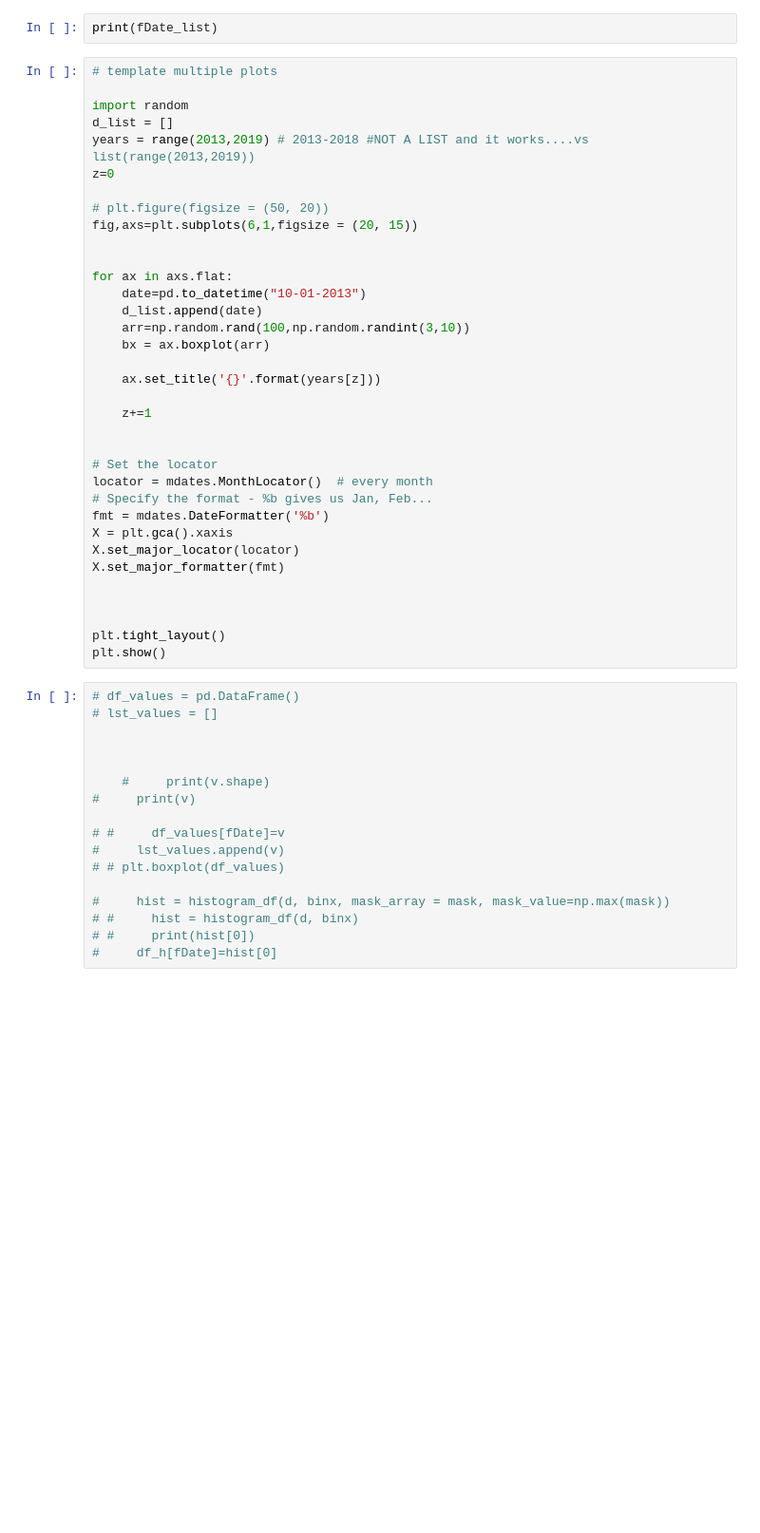
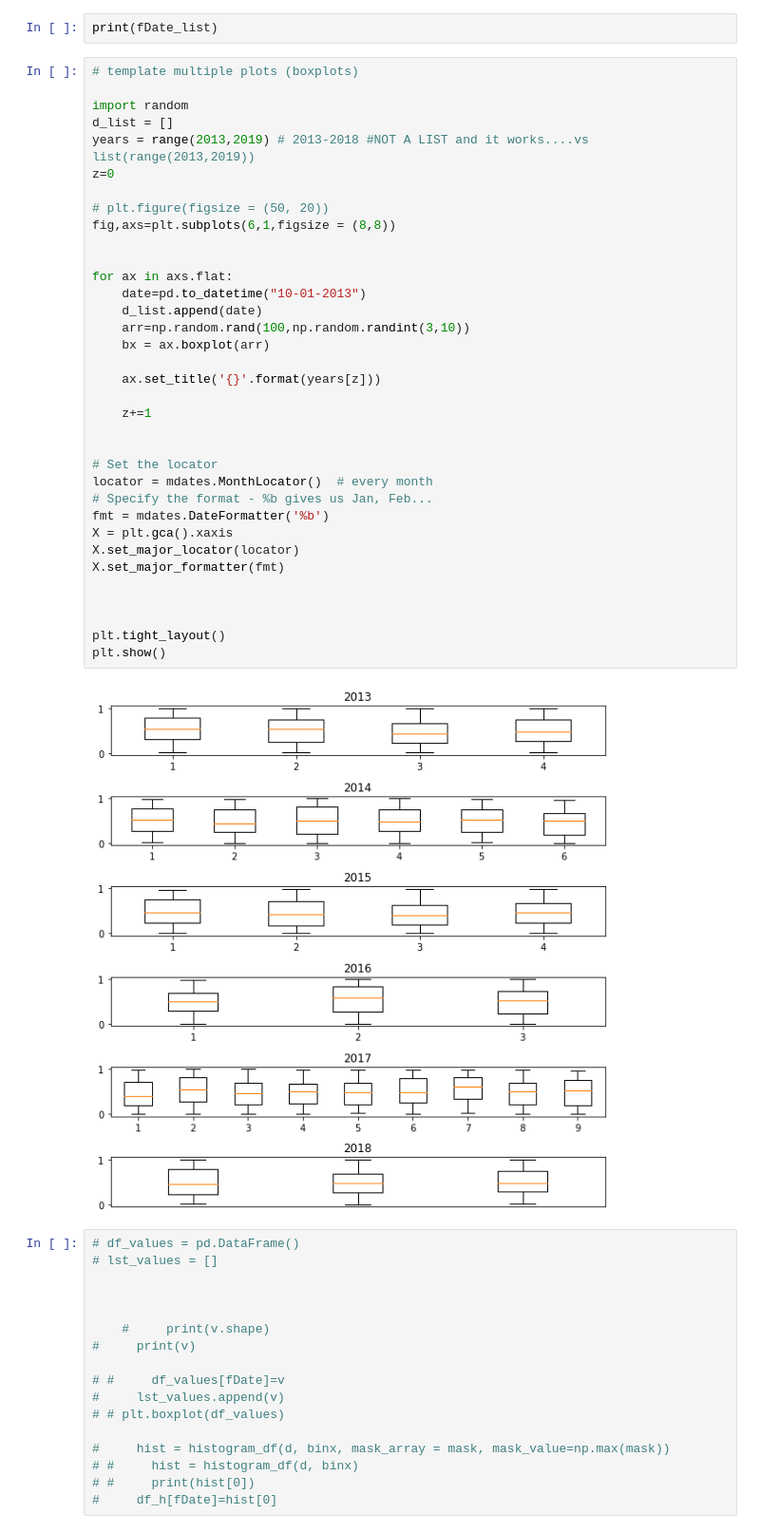
Before and after one commit to meganmason/jlabs, a Jupyter notebook: 3m_analysis/3m_analysis.ipynb, the cells around one changed output. Shown at 95% size. Saved outputs shown, nothing was run; the diff lists cells and outputs as text; blank space fills up the shorter version.

```diff
--- a/3m_analysis/3m_analysis.ipynb
+++ b/3m_analysis/3m_analysis.ipynb
@@ -357,40 +339,42 @@ for ax in axs.flat:
 # %%
 print(fDate_list)
 # %%
-# template multiple plots
+# template multiple plots (boxplots)
 
 import random
 d_list = []
 years = range(2013,2019) # 2013-2018 #NOT A LIST and it works....vs list(range(2013,2019))
 z=0
 
 # plt.figure(figsize = (50, 20))
-fig,axs=plt.subplots(6,1,figsize = (20, 15))
+fig,axs=plt.subplots(6,1,figsize = (8,8))
 
 
 for ax in axs.flat:
     date=pd.to_datetime("10-01-2013")
     d_list.append(date)
     arr=np.random.rand(100,np.random.randint(3,10))
     bx = ax.boxplot(arr)
 
     ax.set_title('{}'.format(years[z]))
 
     z+=1
 
 
 # Set the locator
 locator = mdates.MonthLocator()  # every month
 # Specify the format - %b gives us Jan, Feb...
 fmt = mdates.DateFormatter('%b')
 X = plt.gca().xaxis
 X.set_major_locator(locator)
 X.set_major_formatter(fmt)
 
 
 
 plt.tight_layout()
 plt.show()
+# %% [output]
+[figure, added]
 # %%
 # df_values = pd.DataFrame()
 # lst_values = []
```
Also changed, not shown: parts of 3 cells of this notebook, 2 other files.
